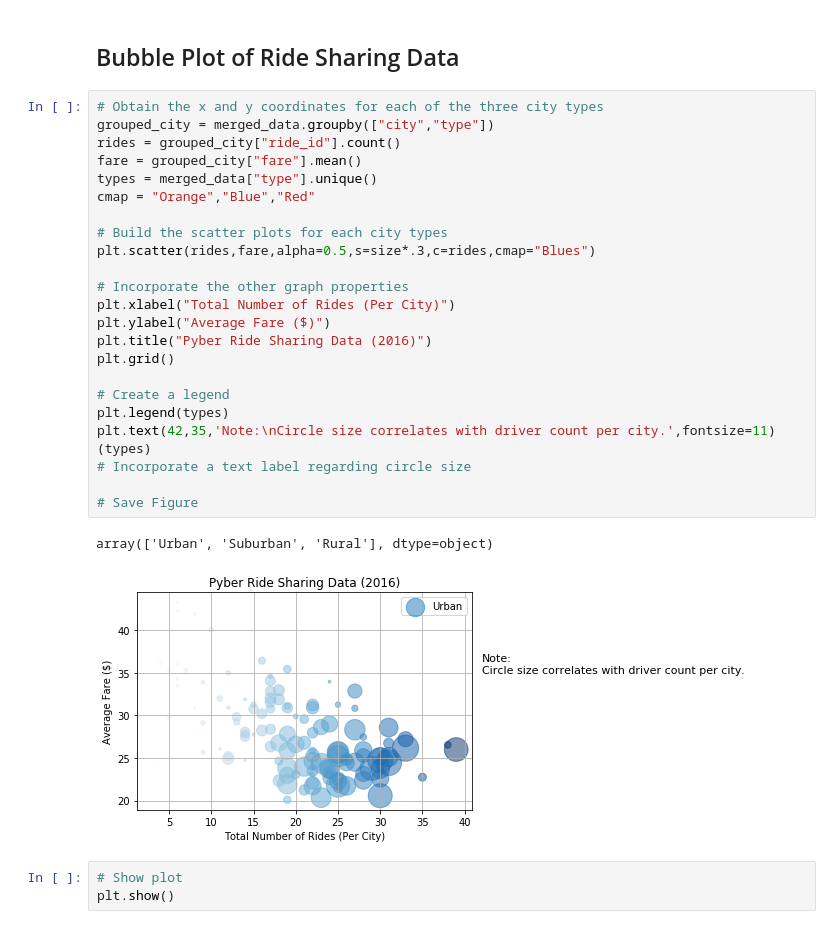
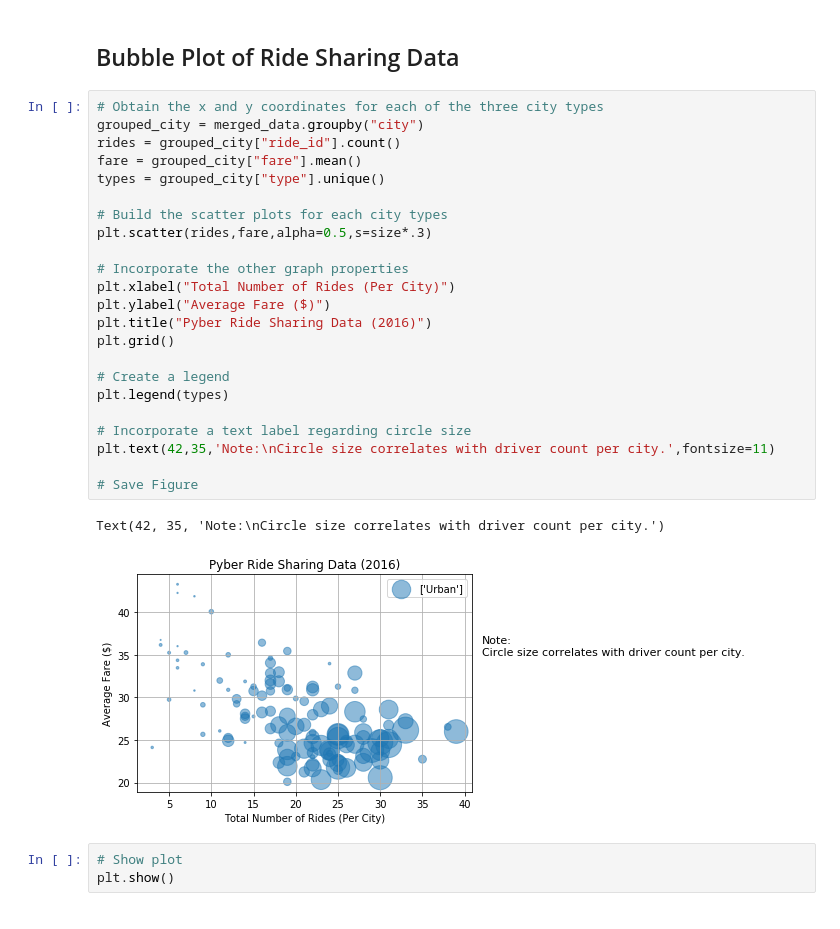
Before and after one commit to aktavern/05-The-Power-of-Plots, a Jupyter notebook: Pyber/pyber_aschenker.ipynb, the cells around one changed output. Cells and saved outputs as stored; diff of their text form.

```diff
--- a/Pyber/pyber_aschenker.ipynb
+++ b/Pyber/pyber_aschenker.ipynb
@@ -30,31 +30,30 @@ merged_data.head(5)
 ## Bubble Plot of Ride Sharing Data
 # %%
 # Obtain the x and y coordinates for each of the three city types
-grouped_city = merged_data.groupby(["city","type"])
+grouped_city = merged_data.groupby("city")
 rides = grouped_city["ride_id"].count()
 fare = grouped_city["fare"].mean()
-types = merged_data["type"].unique()
-cmap = "Orange","Blue","Red"
+types = grouped_city["type"].unique()
 
 # Build the scatter plots for each city types
-plt.scatter(rides,fare,alpha=0.5,s=size*.3,c=rides,cmap="Blues")
+plt.scatter(rides,fare,alpha=0.5,s=size*.3)
 
 # Incorporate the other graph properties
 plt.xlabel("Total Number of Rides (Per City)")
 plt.ylabel("Average Fare ($)")
 plt.title("Pyber Ride Sharing Data (2016)")
 plt.grid()
 
 # Create a legend
 plt.legend(types)
+
+# Incorporate a text label regarding circle size
 plt.text(42,35,'Note:\nCircle size correlates with driver count per city.',fontsize=11)
-(types)
-# Incorporate a text label regarding circle size
 
 # Save Figure
 # %% [output]
-array(['Urban', 'Suburban', 'Rural'], dtype=object)
+Text(42, 35, 'Note:\nCircle size correlates with driver count per city.')
-[figure, old version]
+[figure, new version]
 # %%
 # Show plot
 plt.show()
```
